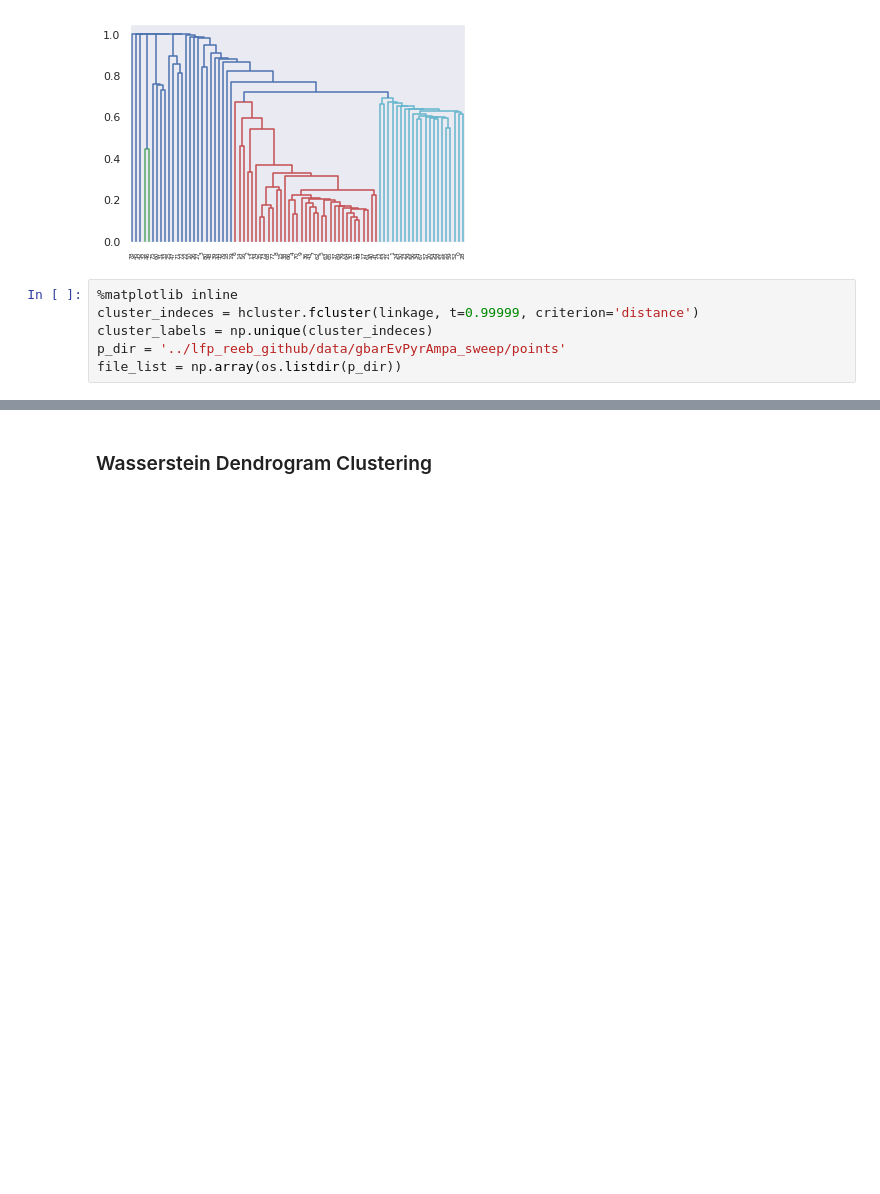
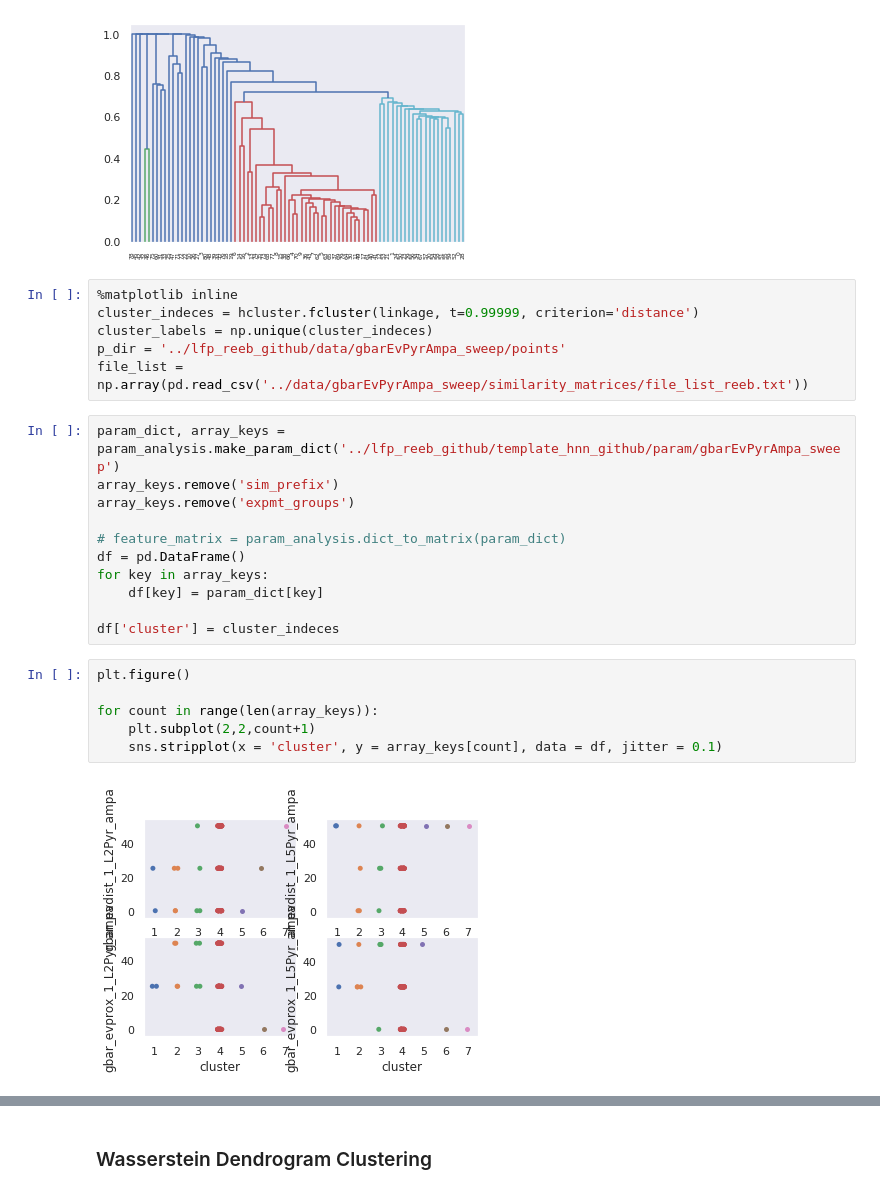
Before and after one commit to ntolley/reeb_matching_github, a Jupyter notebook: code/similarity_to_features.ipynb, the cells around one changed output, grey strips where cells are left out. Cells and saved outputs as stored; diff of their text form; blank space fills up the shorter version.

```diff
--- a/code/similarity_to_features.ipynb
+++ b/code/similarity_to_features.ipynb
@@ -54,5 +56,24 @@ dendro  = hcluster.dendrogram(linkage)
 cluster_indeces = hcluster.fcluster(linkage, t=0.99999, criterion='distance')
 cluster_labels = np.unique(cluster_indeces)
 p_dir = '../lfp_reeb_github/data/gbarEvPyrAmpa_sweep/points'
-file_list = np.array(os.listdir(p_dir))
+file_list = np.array(pd.read_csv('../data/gbarEvPyrAmpa_sweep/similarity_matrices/file_list_reeb.txt'))
+# %%
+param_dict, array_keys = param_analysis.make_param_dict('../lfp_reeb_github/template_hnn_github/param/gbarEvPyrAmpa_sweep')
+array_keys.remove('sim_prefix')
+array_keys.remove('expmt_groups')
+
+# feature_matrix = param_analysis.dict_to_matrix(param_dict)
+df = pd.DataFrame()
+for key in array_keys:
+    df[key] = param_dict[key]
+
+df['cluster'] = cluster_indeces
+# %%
+plt.figure()
+
+for count in range(len(array_keys)):
+    plt.subplot(2,2,count+1)
+    sns.stripplot(x = 'cluster', y = array_keys[count], data = df, jitter = 0.1)
+# %% [output]
+[figure, added]
 # %%
```
Also changed, not shown: parts of 3 cells of this notebook, 3 other files.
